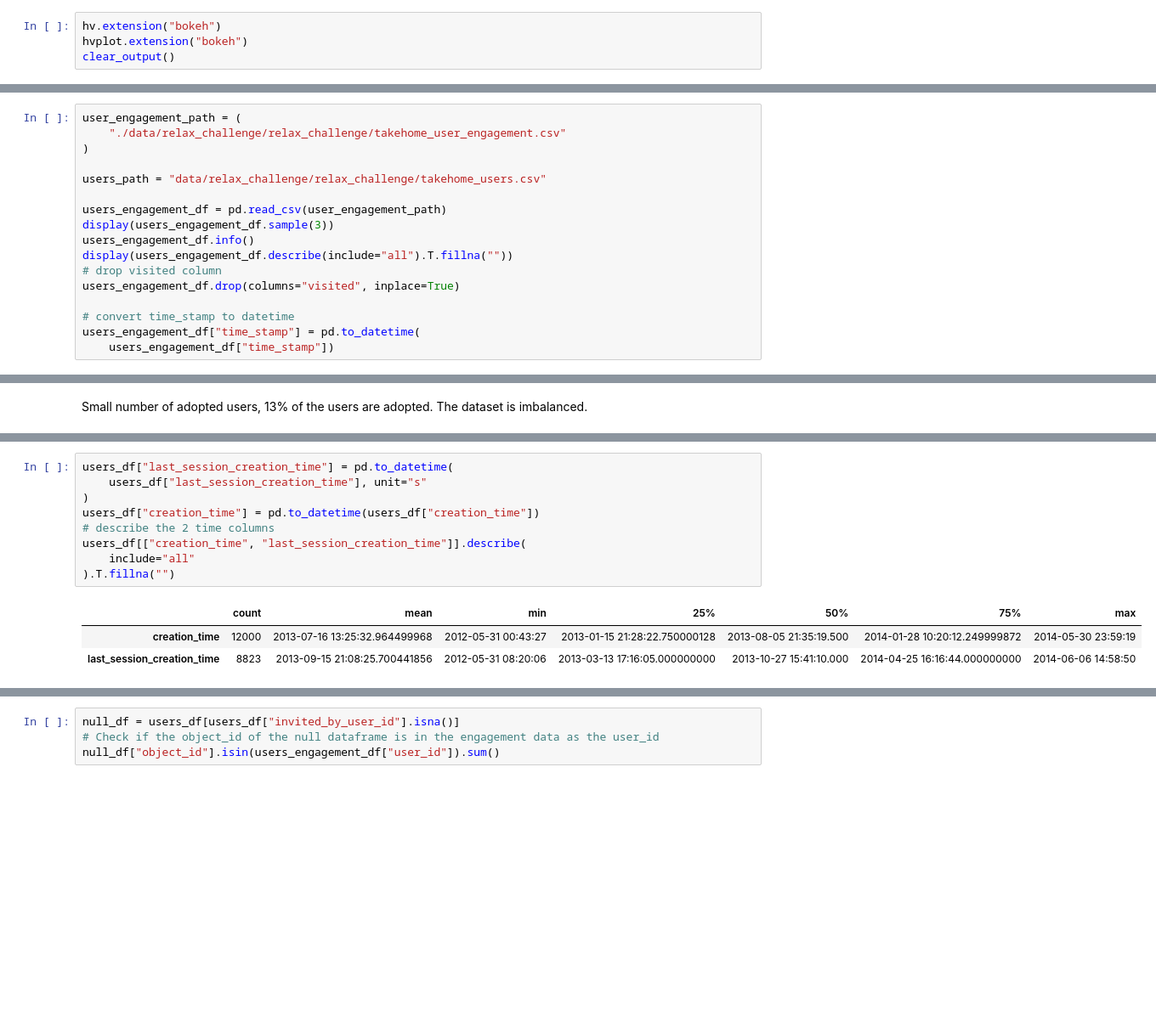
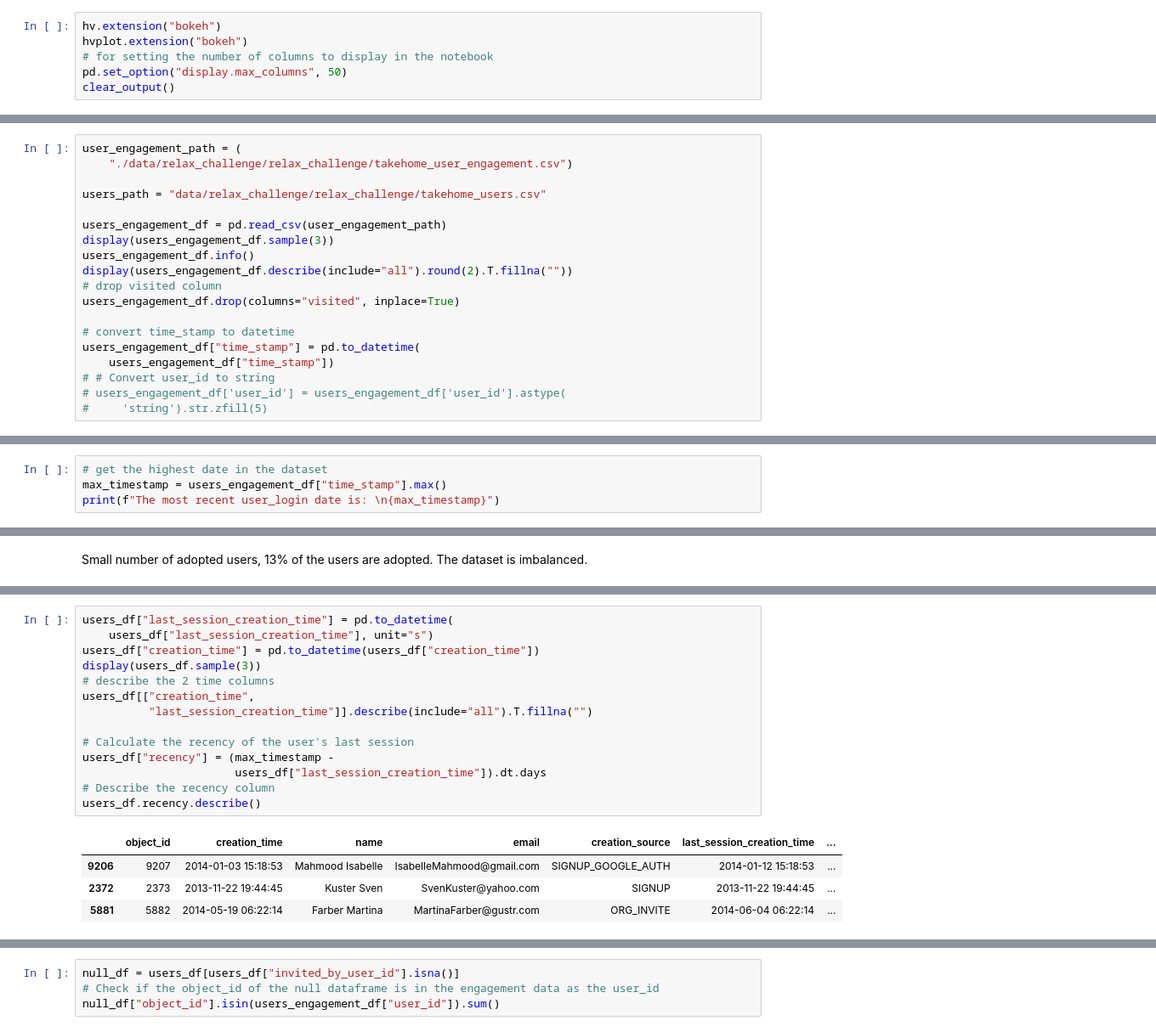
Before and after one commit to jonnross88/ultimate_project_3, a Jupyter notebook: relax.ipynb, the cells around one changed output, grey strips where cells are left out. Shown at 85% size. Saved outputs shown, nothing was run; the diff lists cells and outputs as text; blank space fills up the shorter version.

```diff
--- a/relax.ipynb
+++ b/relax.ipynb
@@ -30,6 +36,8 @@ clear_output()
 # %%
 hv.extension("bokeh")
 hvplot.extension("bokeh")
+# for setting the number of columns to display in the notebook
+pd.set_option("display.max_columns", 50)
 clear_output()
 # %% [markdown]
 Use helper functions to get the file
@@ -45,20 +53,22 @@ if hf.check_zipfile(zip_path):
 Extracted data\relax_challenge.zip to data\relax_challenge
 # %%
 user_engagement_path = (
-    "./data/relax_challenge/relax_challenge/takehome_user_engagement.csv"
-)
+    "./data/relax_challenge/relax_challenge/takehome_user_engagement.csv")
 
 users_path = "data/relax_challenge/relax_challenge/takehome_users.csv"
 
 users_engagement_df = pd.read_csv(user_engagement_path)
 display(users_engagement_df.sample(3))
 users_engagement_df.info()
-display(users_engagement_df.describe(include="all").T.fillna(""))
+display(users_engagement_df.describe(include="all").round(2).T.fillna(""))
 # drop visited column
 users_engagement_df.drop(columns="visited", inplace=True)
 
 # convert time_stamp to datetime
 users_engagement_df["time_stamp"] = pd.to_datetime(
     users_engagement_df["time_stamp"])
+# # Convert user_id to string
+# users_engagement_df['user_id'] = users_engagement_df['user_id'].astype(
+#     'string').str.zfill(5)
 # %% [output]
 |  | time_stamp | user_id | visited |
@@ -154,3 +161,7 @@ adopted_users = adopted_user_df["user_id"].unique()
 print(f"Number of adopted users: {len(adopted_users)}")
 # %% [output]
 Number of adopted users: 1656
+# %%
+# get the highest date in the dataset
+max_timestamp = users_engagement_df["time_stamp"].max()
+print(f"The most recent user_login date is: \n{max_timestamp}")
@@ -198,14 +317,20 @@ Statistics of the users dataframe
 | invited_by_user_id | 6417.0 |  |  |  | 5962.96 | 3383.76 | 3.0 | 3058.0 | 5954.0 | 8817.0 | 11999.0 |
 # %%
 users_df["last_session_creation_time"] = pd.to_datetime(
-    users_df["last_session_creation_time"], unit="s"
-)
+    users_df["last_session_creation_time"], unit="s")
 users_df["creation_time"] = pd.to_datetime(users_df["creation_time"])
+display(users_df.sample(3))
 # describe the 2 time columns
-users_df[["creation_time", "last_session_creation_time"]].describe(
-    include="all"
-).T.fillna("")
+users_df[["creation_time",
+          "last_session_creation_time"]].describe(include="all").T.fillna("")
+
+# Calculate the recency of the user's last session
+users_df["recency"] = (max_timestamp -
+                       users_df["last_session_creation_time"]).dt.days
+# Describe the recency column
+users_df.recency.describe()
 # %% [output]
-|  | count | mean | min | 25% | 50% | 75% | max |
-| creation_time | 12000 | 2013-07-16 13:25:32.964499968 | 2012-05-31 00:43:27 | 2013-01-15 21:28:22.750000128 | 2013-08-05 21:35:19.500 | 2014-01-28 10:20:12.249999872 | 2014-05-30 23:59:19 |
-| last_session_creation_time | 8823 | 2013-09-15 21:08:25.700441856 | 2012-05-31 08:20:06 | 2013-03-13 17:16:05.000000000 | 2013-10-27 15:41:10.000 | 2014-04-25 16:16:44.000000000 | 2014-06-06 14:58:50 |
+|  | object_id | creation_time | name | email | creation_source | last_session_creation_time | ... |
+| 9206 | 9207 | 2014-01-03 15:18:53 | Mahmood Isabelle | IsabelleMahmood@gmail.com | SIGNUP_GOOGLE_AUTH | 2014-01-12 15:18:53 | ... |
+| 2372 | 2373 | 2013-11-22 19:44:45 | Kuster Sven | SvenKuster@yahoo.com | SIGNUP | 2013-11-22 19:44:45 | ... |
+| 5881 | 5882 | 2014-05-19 06:22:14 | Farber Martina | MartinaFarber@gustr.com | ORG_INVITE | 2014-06-04 06:22:14 | ... |
```
Also changed, not shown: parts of 111 cells of this notebook, 1 other file.
